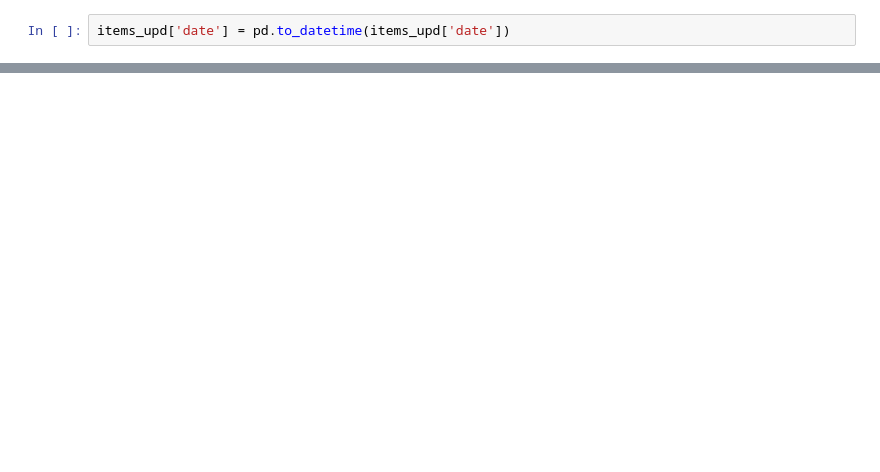
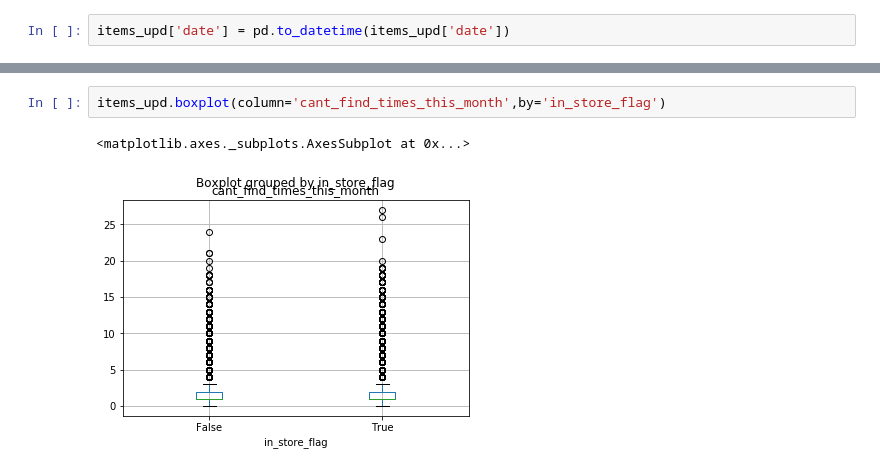
Before and after one commit to sivanand5693/Store-Items, a Jupyter notebook: EDA.ipynb, the cells around one changed output, grey strips where cells are left out. Drawn from its saved outputs; the diff is of its cells as text; blank space fills up the shorter version.

```diff
--- a/EDA.ipynb
+++ b/EDA.ipynb
@@ -358,0 +379,5 @@ items_upd
+# %%
+items_upd.boxplot(column='cant_find_times_this_month',by='in_store_flag')
+# %% [output]
+<matplotlib.axes._subplots.AxesSubplot at 0x...>
+[figure, added]
```
Also changed, not shown: parts of 15 cells of this notebook, 1 other file.
